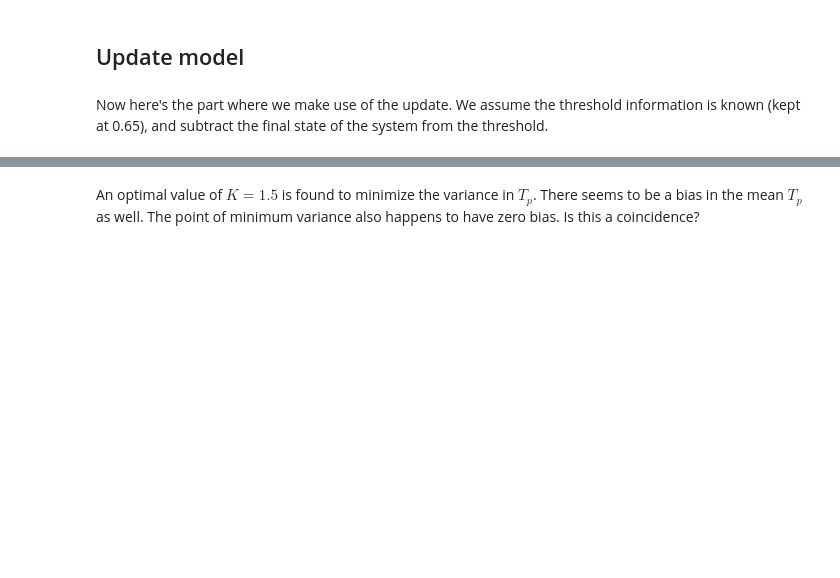
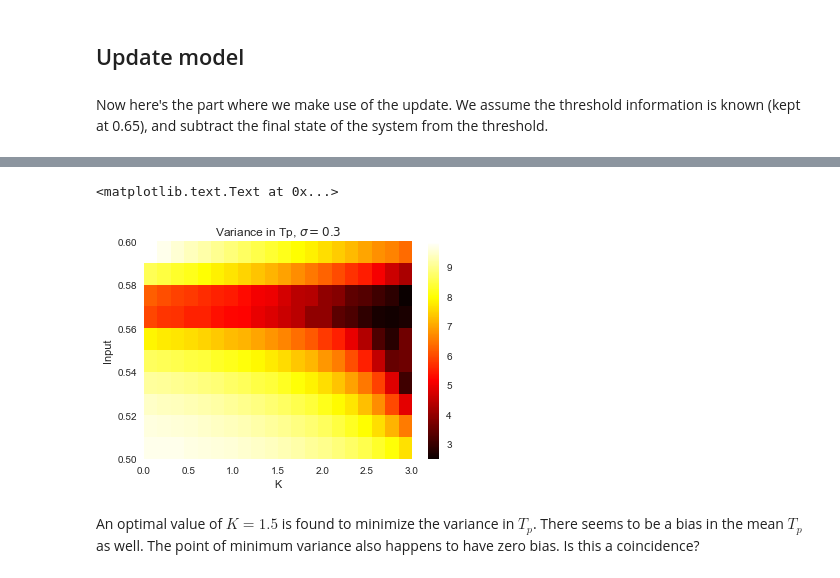
Before and after one commit to nhat-le/Noisy-Mutual-Inhibition, a Jupyter notebook: two_neuron_cascade.ipynb, the cells around one changed output, grey strips where cells are left out. Saved outputs shown, nothing was run; the diff lists cells and outputs as text; code cells hidden in the pictures; blank space fills up the shorter version.

```diff
--- a/two_neuron_cascade.ipynb
+++ b/two_neuron_cascade.ipynb
@@ -290,10 +293,13 @@ plt.plot(((meanlst - 400)**2 +  varlst)[4].T);
 # %%
-plt.imshow(np.log(np.log(np.flipud((meanlst - 400)**2 +  varlst))), cmap='hot', aspect='auto', extent=[0, 3, 0.5, 0.6])
+plt.imshow((np.log(np.flipud((meanlst - 400)**2 +  varlst))), cmap='hot', aspect='auto', extent=[0, 3, 0.5, 0.6])
 plt.colorbar()
 plt.grid(False)
 plt.xlabel('K')
 plt.ylabel('Input')
 plt.title(r'Variance in Tp, $\sigma=0.3$')
 #save_safe('bias_variance_two_modules_sigma_0_3.pdf')
+# %% [output]
+<matplotlib.text.Text at 0x...>
+[figure, added]
 # %% [markdown]
 An optimal value of $K = 1.5$ is found to minimize the variance in $T_p$. There seems to be a bias in the mean $T_p$ as well. The point of minimum variance also happens to have zero bias. Is this a coincidence?
```
Also changed, not shown: parts of 30 cells of this notebook.
